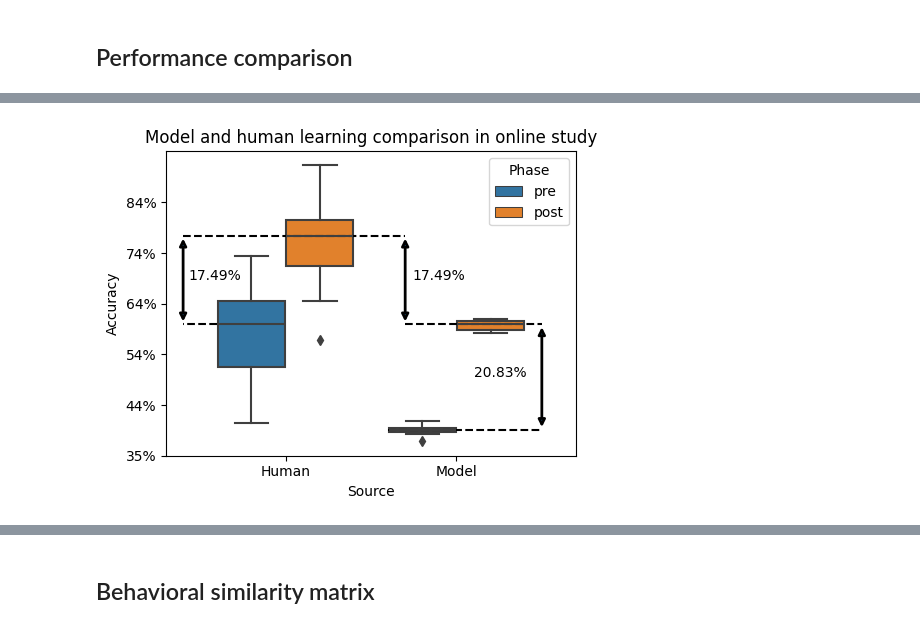
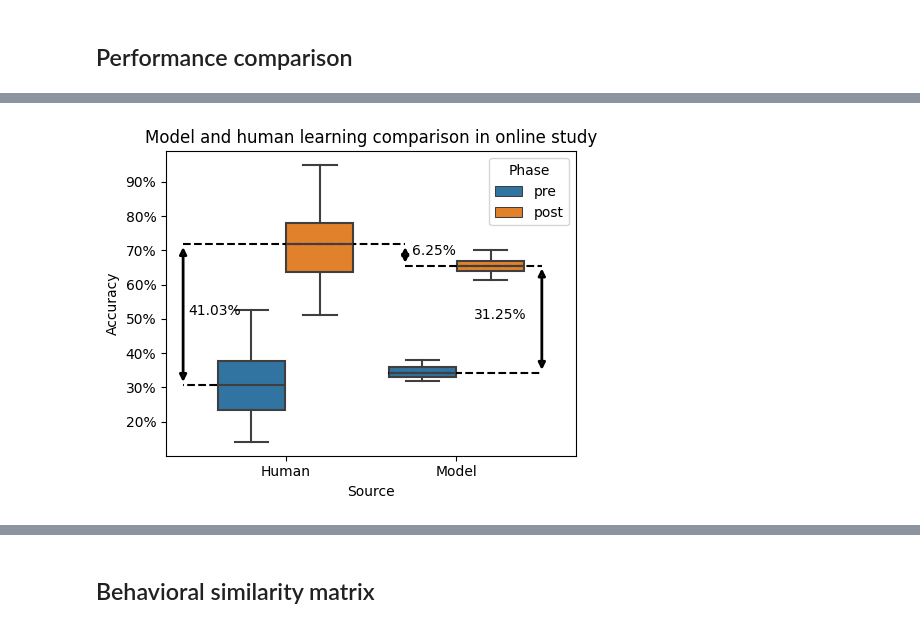
Before and after one commit to nyuolab/MooneyComputationModeling2024, a Jupyter notebook: workflow/notebooks/plot_task_performance_compare_human.ipynb, the cells around one changed output, grey strips where cells are left out. Drawn from its saved outputs; the diff is of its cells as text; code cells hidden in the pictures.

```diff
--- a/workflow/notebooks/plot_task_performance_compare_human.ipynb
+++ b/workflow/notebooks/plot_task_performance_compare_human.ipynb
@@ -71,0 +102,2 @@ unknown_class
+# %%
+final_unknown_class.remove("barrel")
@@ -113,0 +172,3 @@ array([1, 0], dtype=object)
+# %%
+df_new = df[~df["to_remove"]]
+df_new
@@ -113,0 +189,2 @@ array([1, 0], dtype=object)
+# %%
+df_new.drop(columns=["to_remove"], inplace=True)
@@ -114,5 +196,5 @@ array([1, 0], dtype=object)
 # %%
-df = df.drop(columns=["to_remove", "Ground truth class", "Predicted"])
+df = df_new.drop(columns=["Ground truth class", "Predicted"])
 df["Correct"] = df["Correct"].astype(int)
 df.head()
 # %% [output]
@@ -183,35 +269,35 @@ plt.plot([-0.4, -0.6], [mean_pre_human, mean_pre_human], color="k", linestyle="-
 plt.plot([-0.6, 0.7], [mean_post_human, mean_post_human], color="k", linestyle="--")
 
 # Draw arrow between their means
 plt.annotate('', xy=(-0.6, mean_pre_human), xytext=(-0.6, mean_post_human),
              arrowprops=dict(arrowstyle='<|-|>', lw=2))
 plt.annotate(f'{100 * (mean_post_human - mean_pre_human):.2f}%', xy=(-0.57, (mean_post_human + mean_pre_human) / 2))
 
 # Plot the differences
 mean_pre_model = agg_df[(agg_df["Source"] == "Model") & (agg_df["Phase"] == "pre")]["Correct"].median()
 mean_post_model = agg_df[(agg_df["Source"] == "Model") & (agg_df["Phase"] == "post")]["Correct"].median()
 plt.plot([1-0.4, 1.5], [mean_pre_model, mean_pre_model], color="k", linestyle="--")
 plt.plot([0.7, 1.5], [mean_post_model, mean_post_model], color="k", linestyle="--")
 
 # Draw arrow between their means
 plt.annotate('', xy=(1.5, mean_pre_model), xytext=(1.5, mean_post_model),
              arrowprops=dict(arrowstyle='<|-|>', lw=2))
 plt.annotate(f'{100 * (mean_post_model - mean_pre_model):.2f}%', xy=(1.1, (mean_post_model + mean_pre_model) / 2))
 
 # Draw arrow between model and human post mean
 plt.annotate('', xy=(0.7, mean_post_human), xytext=(0.7, mean_post_model),
              arrowprops=dict(arrowstyle='<|-|>', lw=2))
 plt.annotate(f'{100 * (mean_post_human - mean_post_model):.2f}%', xy=(0.74, (mean_post_human + mean_post_model) / 2))
 
 # Make y axis Accuracy percentage
-plt.yticks(np.arange(0.35, 0.9, 0.1), [f"{int(100 * i)}%" for i in np.arange(0.35, 0.9, 0.1)])
+plt.yticks(np.arange(0.2, 1, 0.1), [f"{int(100 * i)}%" for i in np.arange(0.2, 1, 0.1)])
 plt.ylabel("Accuracy")
 
 # Turn off boundary
 plt.title("Model and human learning comparison in online study")
 plt.tight_layout()
 # %% [output]
-[figure, old version]
+[figure, new version]
 # %%
 sns.barplot(data=agg_df, x="Phase", y="Correct", hue="Source", order=["pre", "post", "gray"])
 # %% [output]
```
Also changed, not shown: parts of 50 cells of this notebook, 6 other files.
